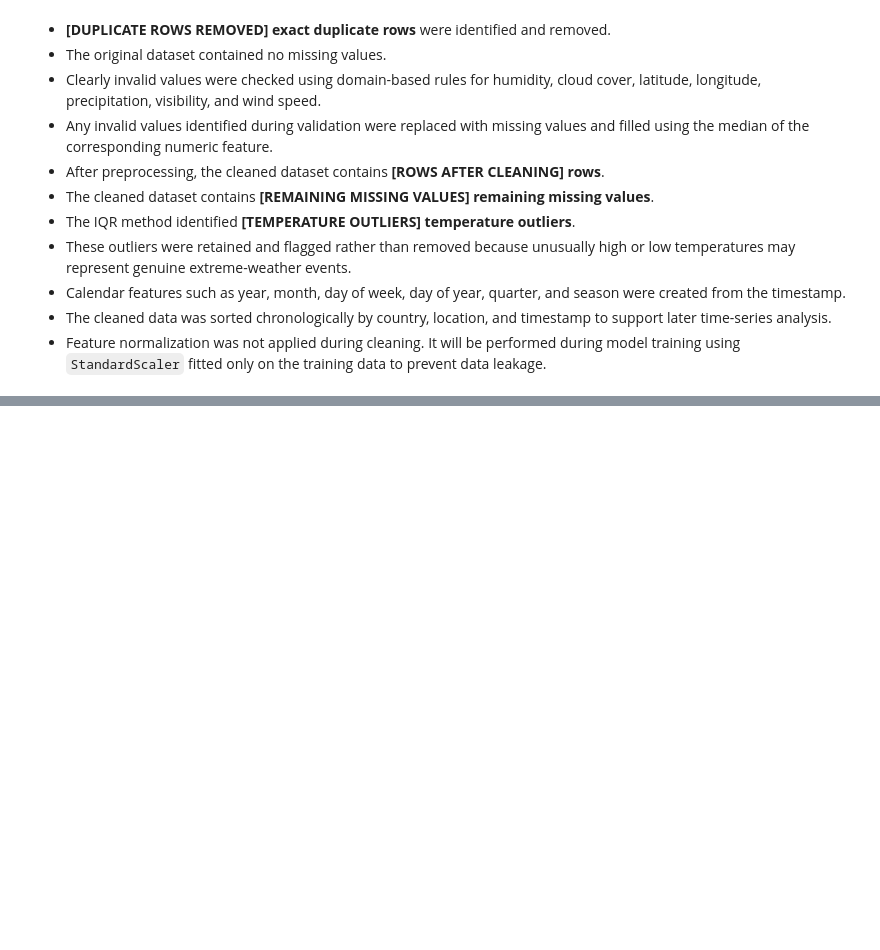
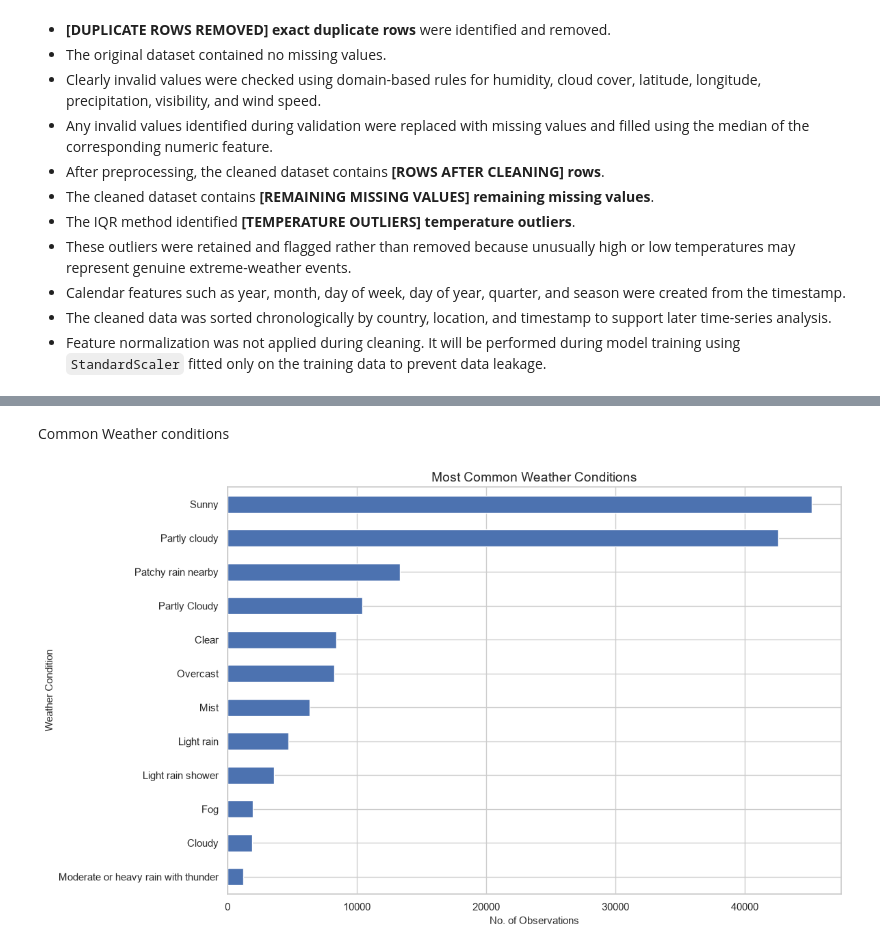
Before and after one commit to rajaraman04/Weather-Forecasting, a Jupyter notebook: weather_trend_forecasting.ipynb, the cells around one changed output, grey strips where cells are left out. Drawn from its saved outputs; the diff is of its cells as text; code cells hidden in the pictures; blank space fills up the shorter version.

```diff
--- a/weather_trend_forecasting.ipynb
+++ b/weather_trend_forecasting.ipynb
@@ -602,0 +684,17 @@ display(clean_summary)
+# %% [markdown]
+Common Weather conditions
+# %%
+CONDITION_COLUMN = "condition_text"
+if CONDITION_COLUMN in df_clean.columns:
+    condition_counts=df_clean[CONDITION_COLUMN].value_counts().head(12).sort_values()
+    plt.figure(figsize=(12, 7))
+    condition_counts.plot(kind="barh")
+    plt.title("Most Common Weather Conditions")
+    plt.xlabel("No. of Observations")
+    plt.ylabel("Weather Condition")
+    plt.tight_layout()
+    plt.show()
+else:
+    print(f"Column '{CONDITION_COLUMN}' was not found.")
+# %% [output]
+[figure, added]
```
Also changed, not shown: parts of 46 cells of this notebook.
